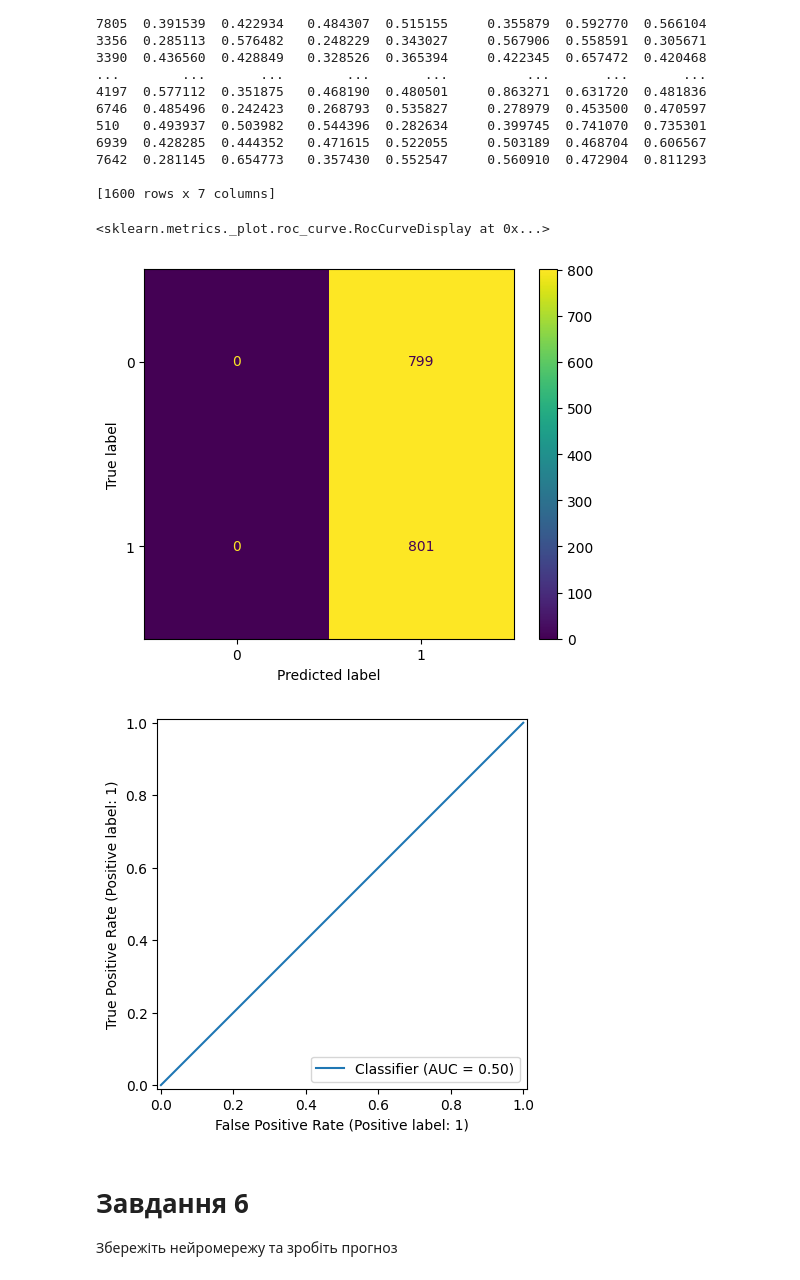
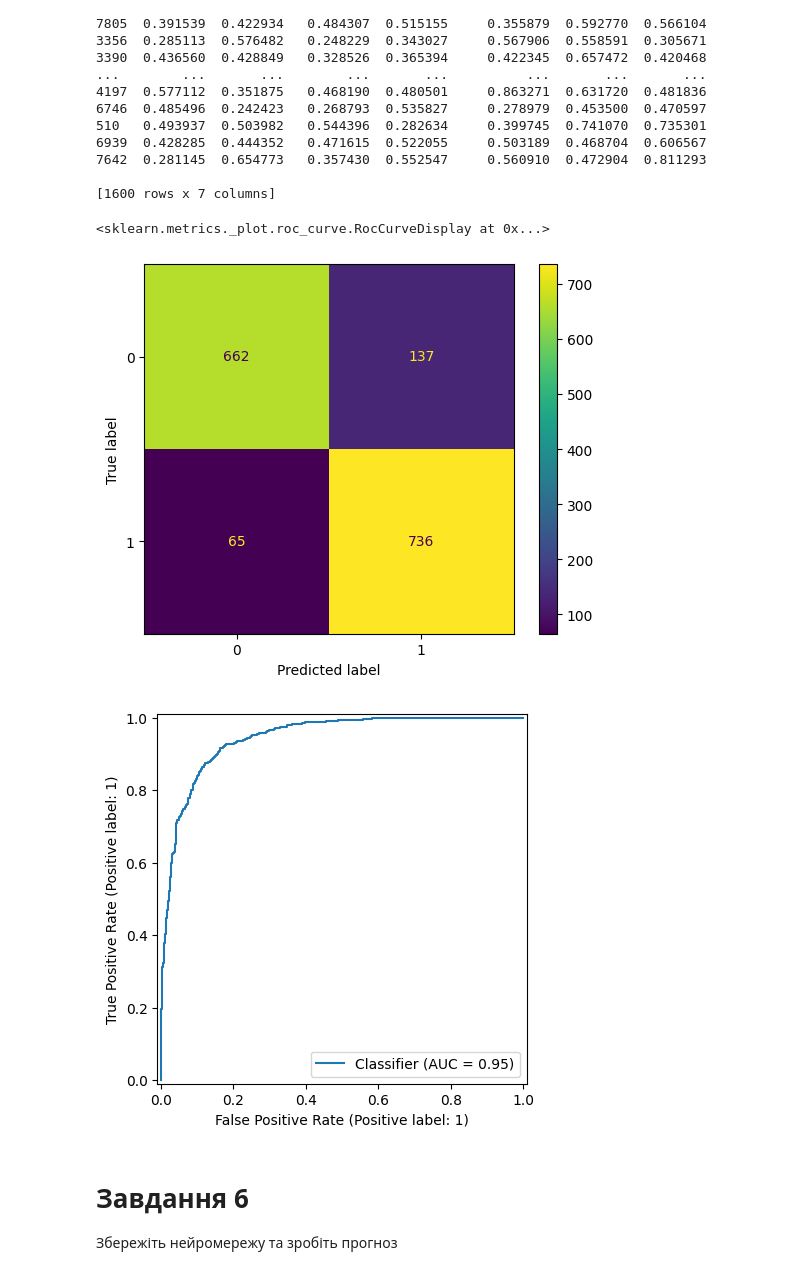
Before and after one commit to YuriiKlim/AI, a Jupyter notebook: HW3.ipynb, the cells around one changed output. Drawn from its saved outputs; the diff is of its cells as text; code cells hidden in the pictures.

```diff
--- a/HW3.ipynb
+++ b/HW3.ipynb
@@ -78,16 +82,15 @@ dataset_test = MyDataset(X_test, y_test)
 # Завдання 2
 Створіть DataLoader
 # %%
+import torch
 from torch.utils.data import DataLoader
 
 batch_size = 128
-train_dl = DataLoader(dataset_train,
-                      batch_size=batch_size,
-                      generator=torch.Generator(device=device))
-test_dl = DataLoader(dataset_test,
-                     batch_size=batch_size,
-                     shuffle=True,
-                     generator=torch.Generator(device=device))
+device = "cuda" if torch.cuda.is_available() else "cpu"
+generator = torch.Generator(device=device) if device == "cuda" else torch.Generator()
+
+train_dl = DataLoader(dataset_train, batch_size=batch_size, shuffle=True, generator=generator)
+test_dl = DataLoader(dataset_test, batch_size=batch_size, shuffle=True, generator=generator)
 # %% [markdown]
 # Завдання 3
 Створіть нейромережу
@@ -96,7 +99,6 @@ from torch import nn, optim
 import matplotlib.pyplot as plt
 from sklearn.metrics import ConfusionMatrixDisplay, RocCurveDisplay
 import numpy as np
-import pandas as pd
 
 class Model(nn.Module):
     def __init__(self, input_size=2, hidden_sizes=[4], output_size=1, activation='sigmoid'):
@@ -112,6 +114,7 @@ class Model(nn.Module):
 
         self.layers.append(activation_func)
         self.layers.append(nn.Linear(hidden_sizes[-1], output_size))
+        self.output_activation = nn.Sigmoid()
 
     def get_activation(self, activation):
         if activation == 'sigmoid':
@@ -128,21 +131,21 @@ class Model(nn.Module):
     def forward(self, x):
         for layer in self.layers:
             x = layer(x)
-        return x
+        return self.output_activation(x)
 
     def predict(self, x, device='cpu'):
         if isinstance(x, pd.DataFrame):
             x = torch.tensor(x.values, dtype=torch.float32)
         elif isinstance(x, np.ndarray):
             x = torch.tensor(x, dtype=torch.float32)
+        x = x.to(device)
         self.to(device)
         self.eval()
         with torch.no_grad():
             y_pred = self.forward(x)
         return y_pred.cpu().numpy()
 
-
-model = Model(input_size=7, hidden_sizes=[14, 10, 5], output_size=1, activation='relu')
+model = Model(input_size=7, hidden_sizes=[14, 10, 5], output_size=1, activation='sigmoid')
 # %%
 from torchsummary import summary
 
@@ -389,17 +352,17 @@ print(X_test)
 # %%
 from sklearn.metrics import ConfusionMatrixDisplay, RocCurveDisplay
 
 model = model.to('cpu')
-y_pred = model.predict(X_test, device)
+y_pred = model.predict(X_test, device='cpu')
 
 ConfusionMatrixDisplay.from_predictions(y_test, y_pred.round())
 plt.plot()
 
 RocCurveDisplay.from_predictions(y_test, y_pred, pos_label=1)
 # %% [output]
 <sklearn.metrics._plot.roc_curve.RocCurveDisplay at 0x...>
-[figure, old version]
+[figure, new version]
-[figure, old version]
+[figure, new version]
 # %% [markdown]
 # Завдання 6
 Збережіть нейромережу та зробіть прогноз
```
Also changed, not shown: parts of 8 cells of this notebook.
